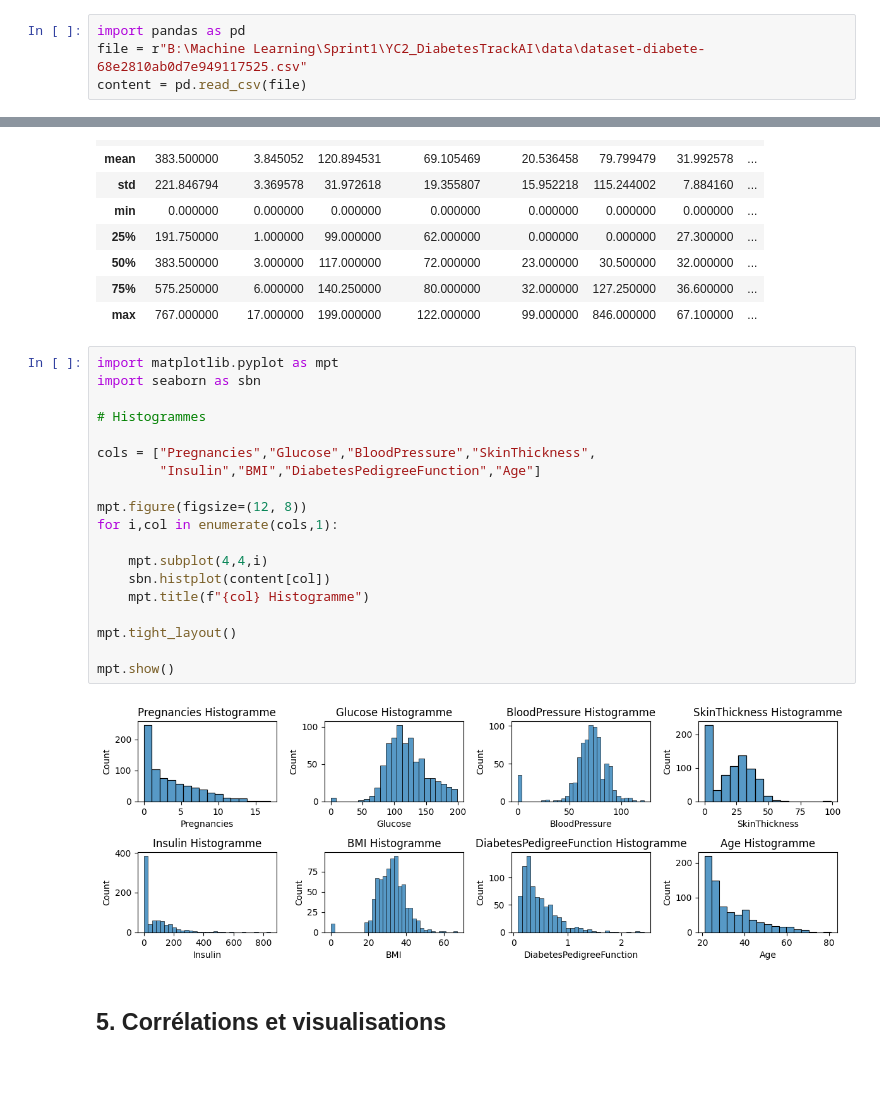
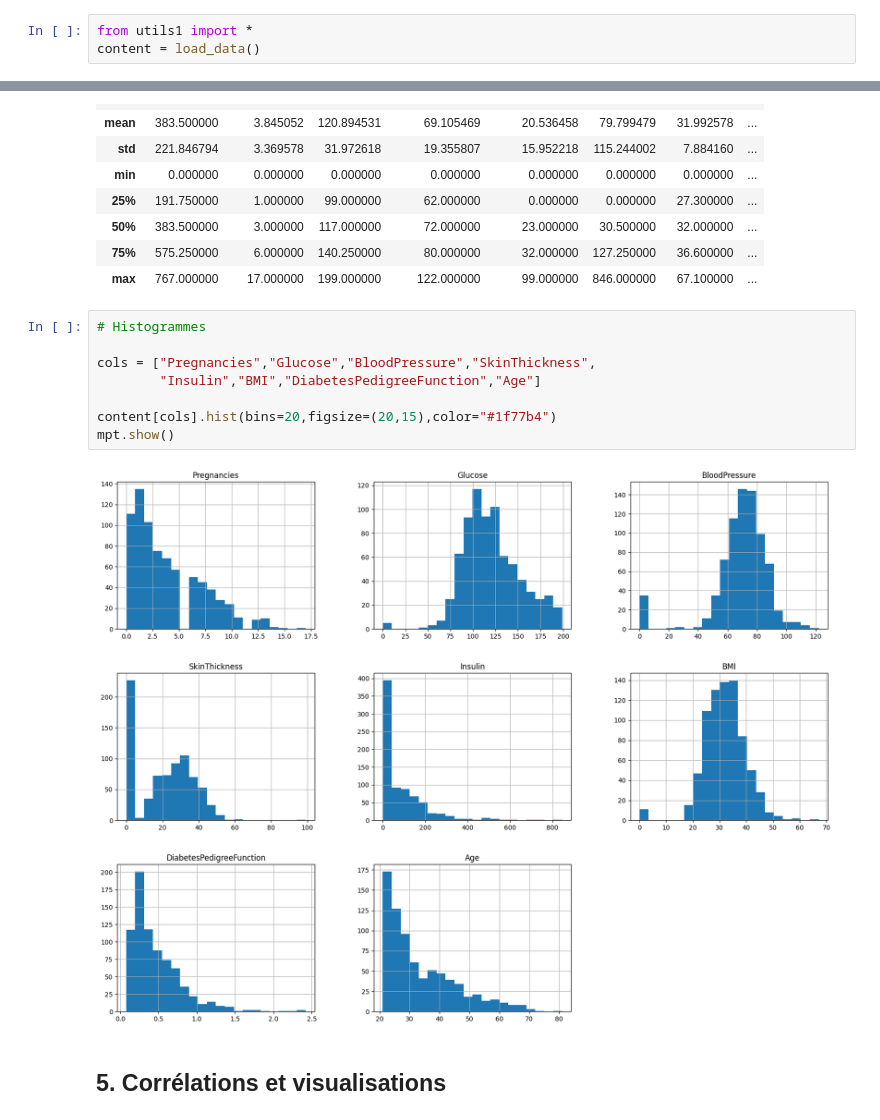
Before and after one commit to bouchta65/DiabetesTrackAI, a Jupyter notebook: src/1_eda.ipynb, the cells around one changed output, grey strips where cells are left out. Cells and saved outputs as stored; diff of their text form; blank space fills up the shorter version.

Commit message:
Modification des histogrammes : passage de la boucle seaborn à content[cols].hist() avec couleur bleue

```diff
--- a/src/1_eda.ipynb
+++ b/src/1_eda.ipynb
@@ -3,9 +3,8 @@
 # %% [markdown]
 ## 1. Importation des données
 # %%
-import pandas as pd
-file = r"B:\Machine Learning\Sprint1\YC2_DiabetesTrackAI\data\dataset-diabete-68e2810ab0d7e949117525.csv"
-content = pd.read_csv(file)
+from utils1 import *
+content = load_data()
 # %% [markdown]
 ## 2. Aperçu du dataset
 # %%
@@ -77,26 +76,15 @@ content.describe()
 | 75% | 575.250000 | 6.000000 | 140.250000 | 80.000000 | 32.000000 | 127.250000 | 36.600000 | ... |
 | max | 767.000000 | 17.000000 | 199.000000 | 122.000000 | 99.000000 | 846.000000 | 67.100000 | ... |
 # %%
-import matplotlib.pyplot as mpt
-import seaborn as sbn
-
 # Histogrammes
 
 cols = ["Pregnancies","Glucose","BloodPressure","SkinThickness",
         "Insulin","BMI","DiabetesPedigreeFunction","Age"]
 
-mpt.figure(figsize=(12, 8))
-for i,col in enumerate(cols,1):
-
-    mpt.subplot(4,4,i)
-    sbn.histplot(content[col])
-    mpt.title(f"{col} Histogramme")
-
-mpt.tight_layout()
-
+content[cols].hist(bins=20,figsize=(20,15),color="#1f77b4")
 mpt.show()
 # %% [output]
-[figure, old version]
+[figure, new version]
 # %% [markdown]
 ## 5. Corrélations et visualisations
 # %%
```
